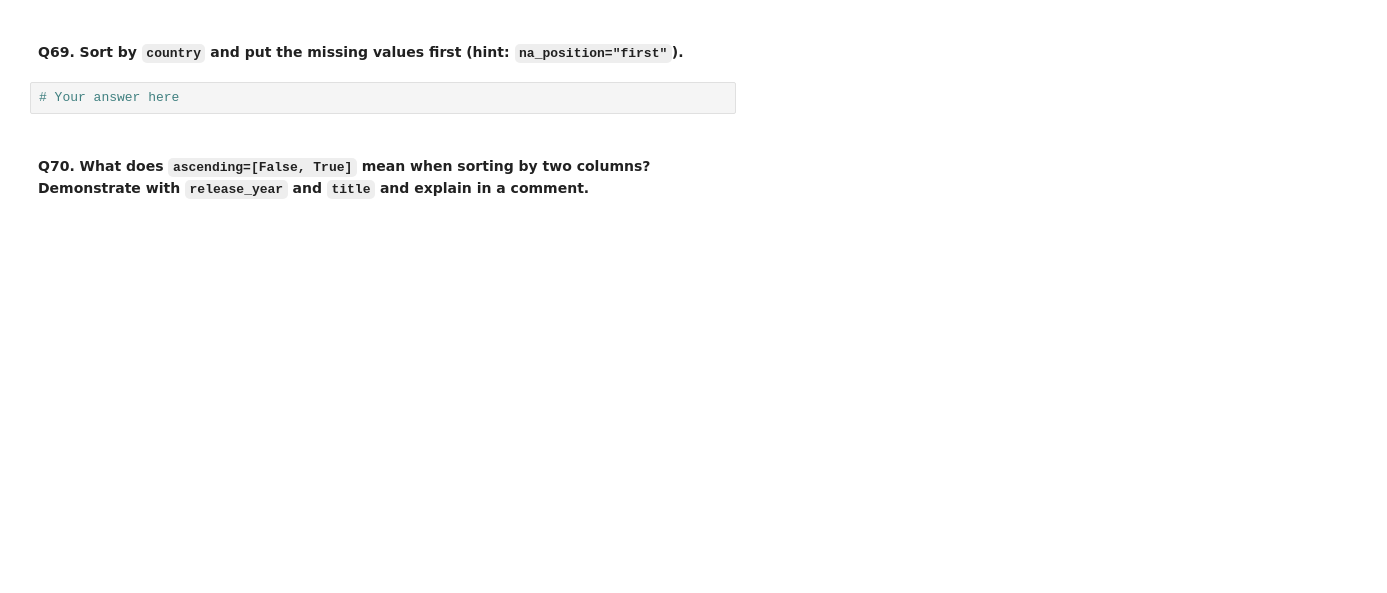
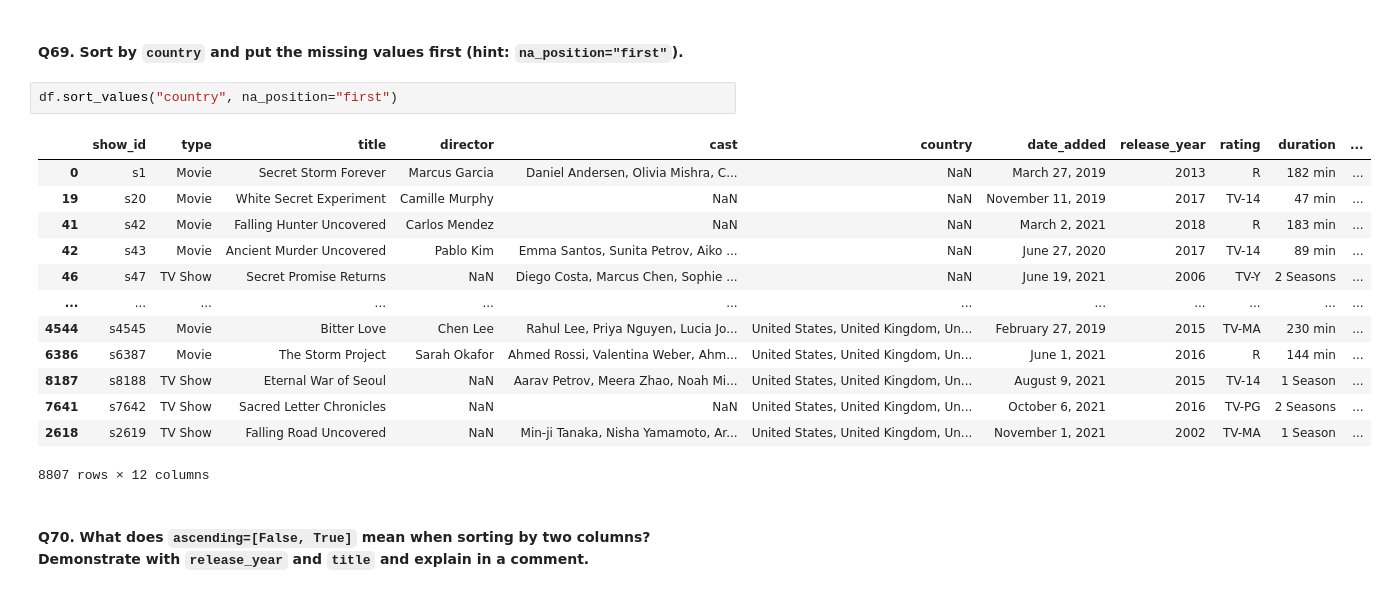
Before and after one commit to Craniax01/pandas, a Jupyter notebook: netflix_workbook_(1).ipynb, the cells around one changed output. Drawn from its saved outputs; the diff is of its cells as text; blank space fills up the shorter version.

```diff
--- a/netflix_workbook_(1).ipynb
+++ b/netflix_workbook_(1).ipynb
@@ -1030,7 +1039,21 @@ df.loc[df["type"] == "Movie"].sort_values("release_year").head(5)
 # %% [markdown]
 #### Q69. Sort by `country` and put the missing values **first** (hint: `na_position="first"`).
 # %%
-# Your answer here
+df.sort_values("country", na_position="first")
+# %% [output]
+|  | show_id | type | title | director | cast | country | date_added | release_year | rating | duration | ... |
+| 0 | s1 | Movie | Secret Storm Forever | Marcus Garcia | Daniel Andersen, Olivia Mishra, C... | NaN | March 27, 2019 | 2013 | R | 182 min | ... |
+| 19 | s20 | Movie | White Secret Experiment | Camille Murphy | NaN | NaN | November 11, 2019 | 2017 | TV-14 | 47 min | ... |
+| 41 | s42 | Movie | Falling Hunter Uncovered | Carlos Mendez | NaN | NaN | March 2, 2021 | 2018 | R | 183 min | ... |
+| 42 | s43 | Movie | Ancient Murder Uncovered | Pablo Kim | Emma Santos, Sunita Petrov, Aiko ... | NaN | June 27, 2020 | 2017 | TV-14 | 89 min | ... |
+| 46 | s47 | TV Show | Secret Promise Returns | NaN | Diego Costa, Marcus Chen, Sophie ... | NaN | June 19, 2021 | 2006 | TV-Y | 2 Seasons | ... |
+| ... | ... | ... | ... | ... | ... | ... | ... | ... | ... | ... | ... |
+| 4544 | s4545 | Movie | Bitter Love | Chen Lee | Rahul Lee, Priya Nguyen, Lucia Jo... | United States, United Kingdom, Un... | February 27, 2019 | 2015 | TV-MA | 230 min | ... |
+| 6386 | s6387 | Movie | The Storm Project | Sarah Okafor | Ahmed Rossi, Valentina Weber, Ahm... | United States, United Kingdom, Un... | June 1, 2021 | 2016 | R | 144 min | ... |
+| 8187 | s8188 | TV Show | Eternal War of Seoul | NaN | Aarav Petrov, Meera Zhao, Noah Mi... | United States, United Kingdom, Un... | August 9, 2021 | 2015 | TV-14 | 1 Season | ... |
+| 7641 | s7642 | TV Show | Sacred Letter Chronicles | NaN | NaN | United States, United Kingdom, Un... | October 6, 2021 | 2016 | TV-PG | 2 Seasons | ... |
+| 2618 | s2619 | TV Show | Falling Road Uncovered | NaN | Min-ji Tanaka, Nisha Yamamoto, Ar... | United States, United Kingdom, Un... | November 1, 2021 | 2002 | TV-MA | 1 Season | ... |
+8807 rows × 12 columns
 # %% [markdown]
 #### Q70. What does `ascending=[False, True]` mean when sorting by two columns? Demonstrate with `release_year` and `title` and explain in a comment.
 # %%
```
Also changed, not shown: parts of 11 cells of this notebook.
